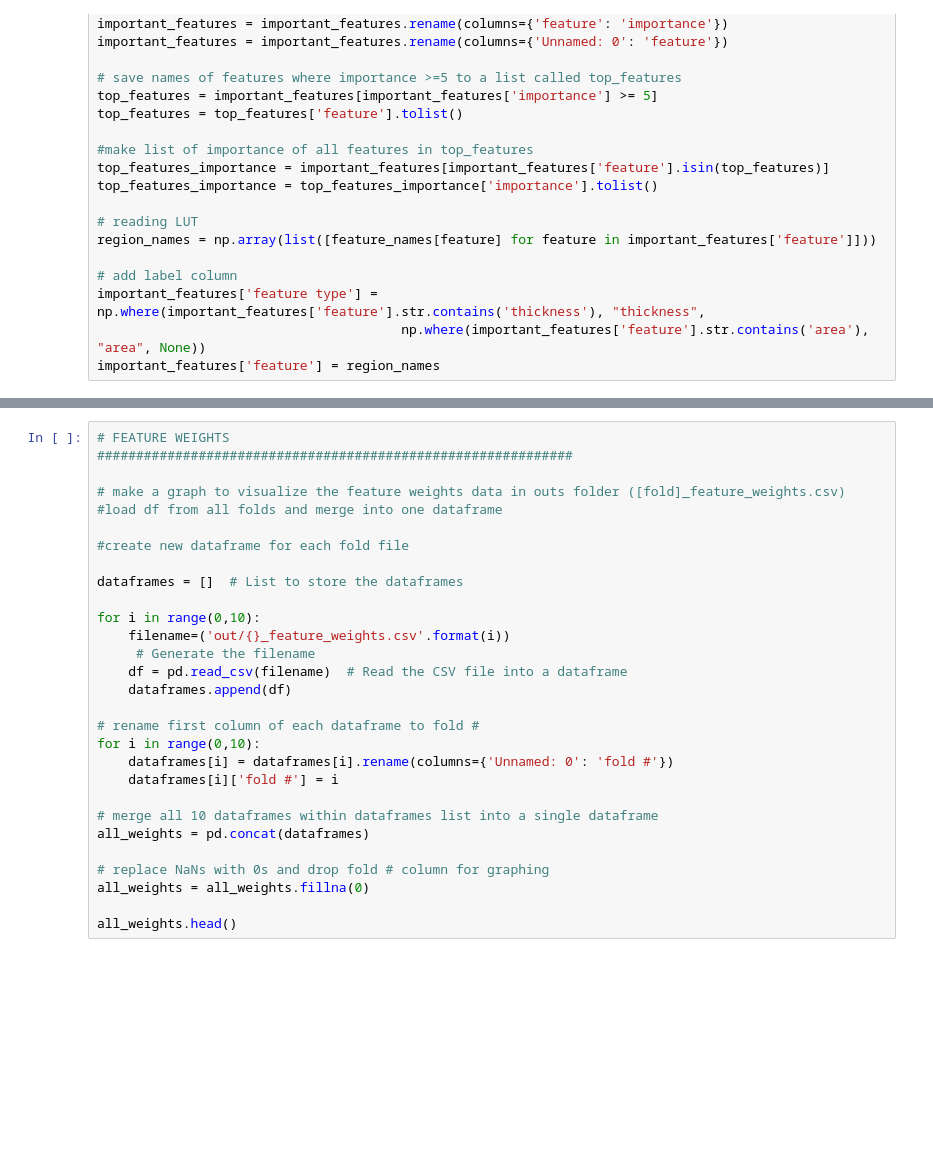
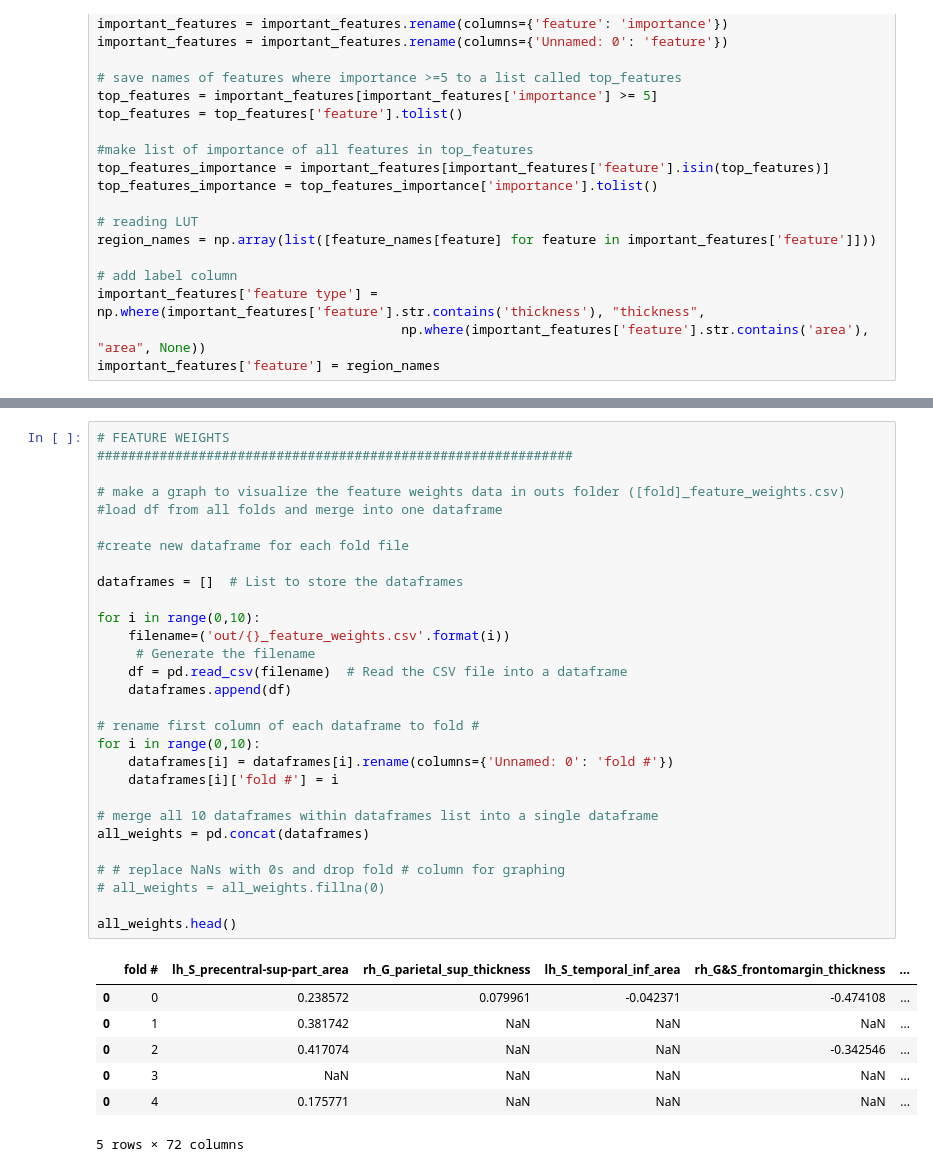
Before and after one commit to latypovt/MSTN_GM, a Jupyter notebook: graphs.ipynb, the cells around one changed output, grey strips where cells are left out. Saved outputs shown, nothing was run; the diff lists cells and outputs as text; blank space fills up the shorter version.

```diff
--- a/graphs.ipynb
+++ b/graphs.ipynb
@@ -45,32 +65,40 @@ with plt.xkcd():
 # %%
 # FEATURE WEIGHTS
 #############################################################
 
 # make a graph to visualize the feature weights data in outs folder ([fold]_feature_weights.csv)
 #load df from all folds and merge into one dataframe
 
 #create new dataframe for each fold file
 
 dataframes = []  # List to store the dataframes
 
 for i in range(0,10):
     filename=('out/{}_feature_weights.csv'.format(i))
      # Generate the filename
     df = pd.read_csv(filename)  # Read the CSV file into a dataframe
     dataframes.append(df)
 
 # rename first column of each dataframe to fold #
 for i in range(0,10):
     dataframes[i] = dataframes[i].rename(columns={'Unnamed: 0': 'fold #'})
     dataframes[i]['fold #'] = i
 
 # merge all 10 dataframes within dataframes list into a single dataframe
 all_weights = pd.concat(dataframes)
 
-# replace NaNs with 0s and drop fold # column for graphing
-all_weights = all_weights.fillna(0)
+# # replace NaNs with 0s and drop fold # column for graphing
+# all_weights = all_weights.fillna(0)
 
 all_weights.head()
+# %% [output]
+|  | fold # | lh_S_precentral-sup-part_area | rh_G_parietal_sup_thickness | lh_S_temporal_inf_area | rh_G&S_frontomargin_thickness | ... |
+| 0 | 0 | 0.238572 | 0.079961 | -0.042371 | -0.474108 | ... |
+| 0 | 1 | 0.381742 | NaN | NaN | NaN | ... |
+| 0 | 2 | 0.417074 | NaN | NaN | -0.342546 | ... |
+| 0 | 3 | NaN | NaN | NaN | NaN | ... |
+| 0 | 4 | 0.175771 | NaN | NaN | NaN | ... |
+5 rows × 72 columns
 # %%
 # melt
 all_weights = pd.melt(all_weights, id_vars=['fold #'], var_name='feature', value_name='weight')
```
Also changed, not shown: parts of 5 cells of this notebook, 2 other files.
